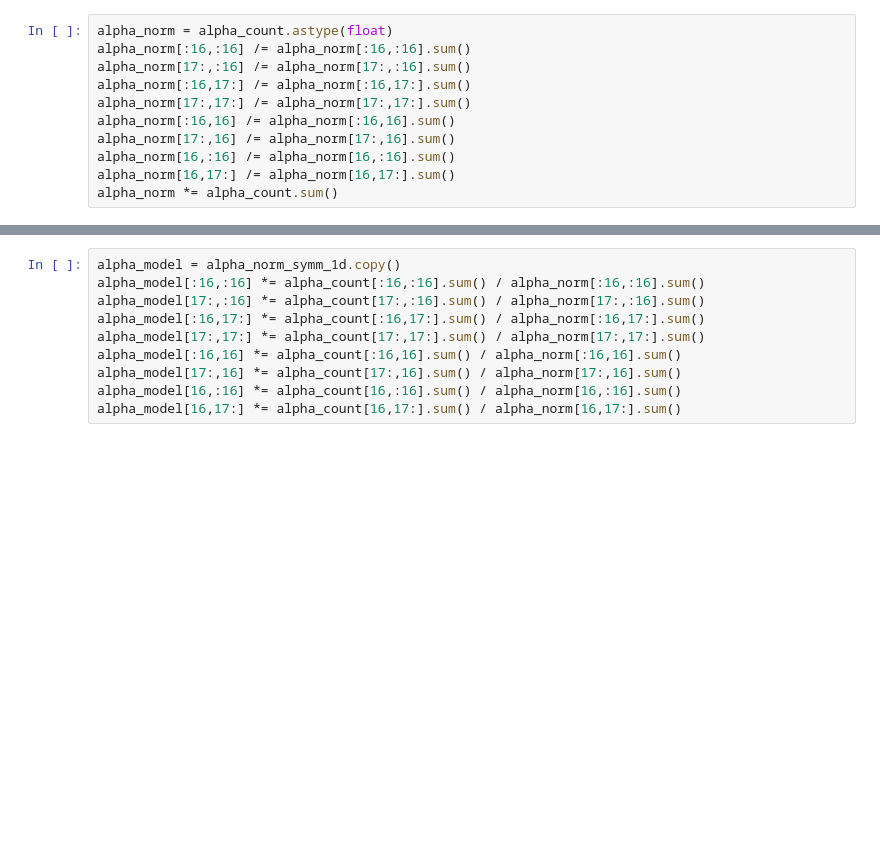
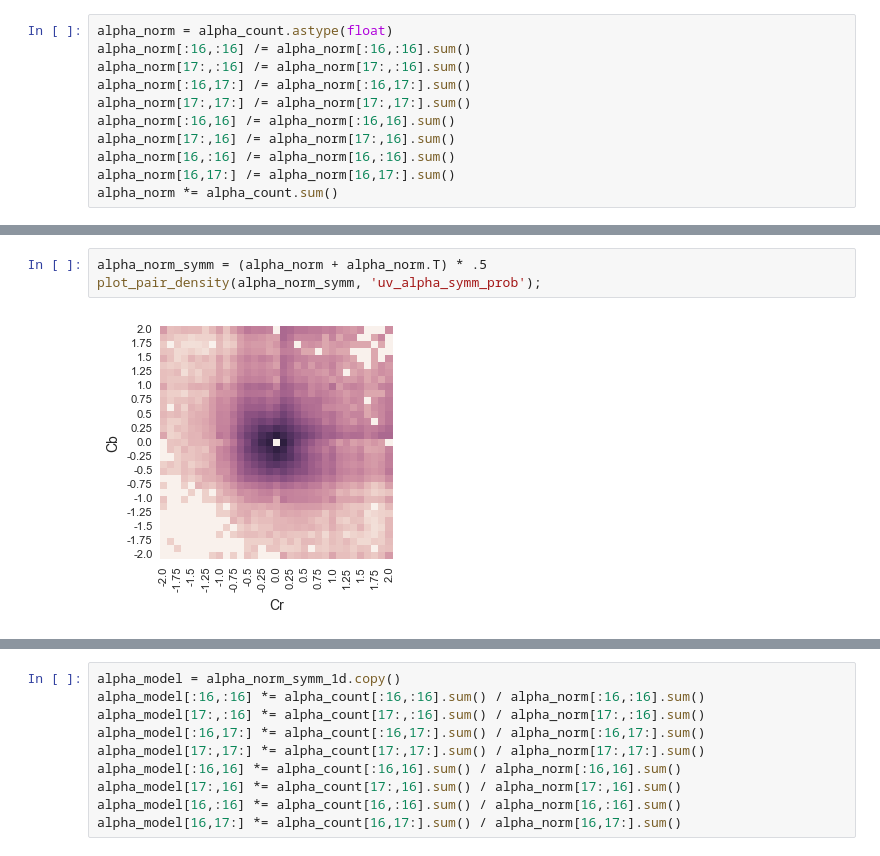
Before and after one commit to barrbrain/AV1-CfL-Proposal, a Jupyter notebook: Chroma from Luma signalling.ipynb, the cells around one changed output, grey strips where cells are left out. Saved outputs shown, nothing was run; the diff lists cells and outputs as text; blank space fills up the shorter version.

```diff
--- a/Chroma from Luma signalling.ipynb
+++ b/Chroma from Luma signalling.ipynb
@@ -101,3 +92,8 @@ stats.pearsonr(alpha_norm.ravel(), alpha_norm_symm.ravel())
+# %%
+alpha_norm_symm = (alpha_norm + alpha_norm.T) * .5
+plot_pair_density(alpha_norm_symm, 'uv_alpha_symm_prob');
+# %% [output]
+[figure, added]
 # %%
 ones_16x16 = np.ones((16, 16))
 t = alpha_norm_symm.copy()
```
Also changed, not shown: parts of 10 cells of this notebook, 4 other files.
